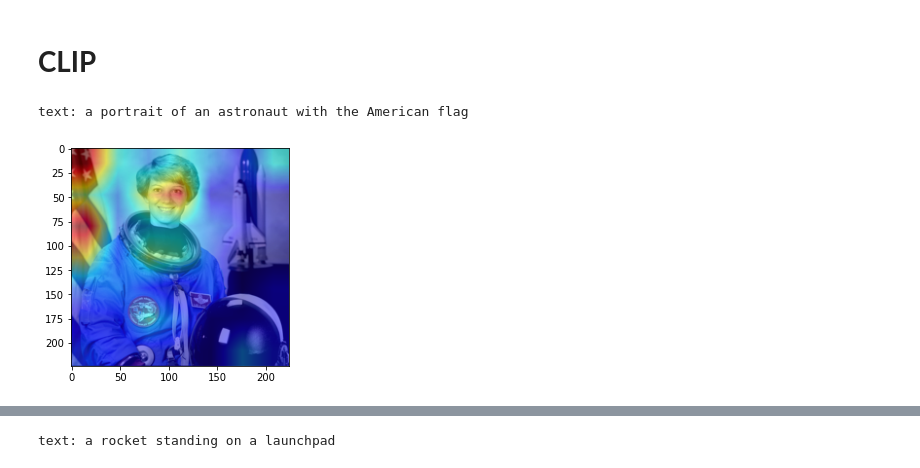
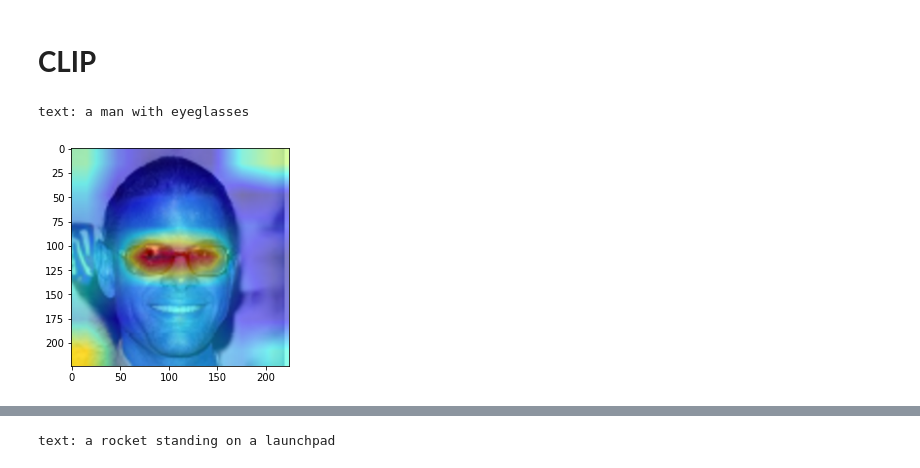
Before and after one commit to hila-chefer/Transformer-MM-Explainability, a Jupyter notebook: CLIP_explainability.ipynb, the cells around one changed output, grey strips where cells are left out. Cells and saved outputs as stored; diff of their text form; code cells hidden in the pictures.

```diff
--- a/CLIP_explainability.ipynb
+++ b/CLIP_explainability.ipynb
@@ -99,11 +99,11 @@ class color:
    UNDERLINE = '\033[4m'
    END = '\033[0m'
 # %%
-image = preprocess(Image.open("CLIP/astronaut.png")).unsqueeze(0).to(device)
-texts = ["a portrait of an astronaut with the American flag"]
+image = preprocess(Image.open("CLIP/glasses.png")).unsqueeze(0).to(device)
+texts = ["a man with eyeglasses"]
 text = clip.tokenize(texts).to(device)
 print(color.BOLD + color.PURPLE + color.UNDERLINE + 'text: ' + texts[0] + color.END)
 interpret(model=model, image=image, text=text, device=device, index=0)
 # %% [output]
-text: a portrait of an astronaut with the American flag
+text: a man with eyeglasses
-[figure, old version]
+[figure, new version]
```
Also changed, not shown: parts of 5 cells of this notebook.
